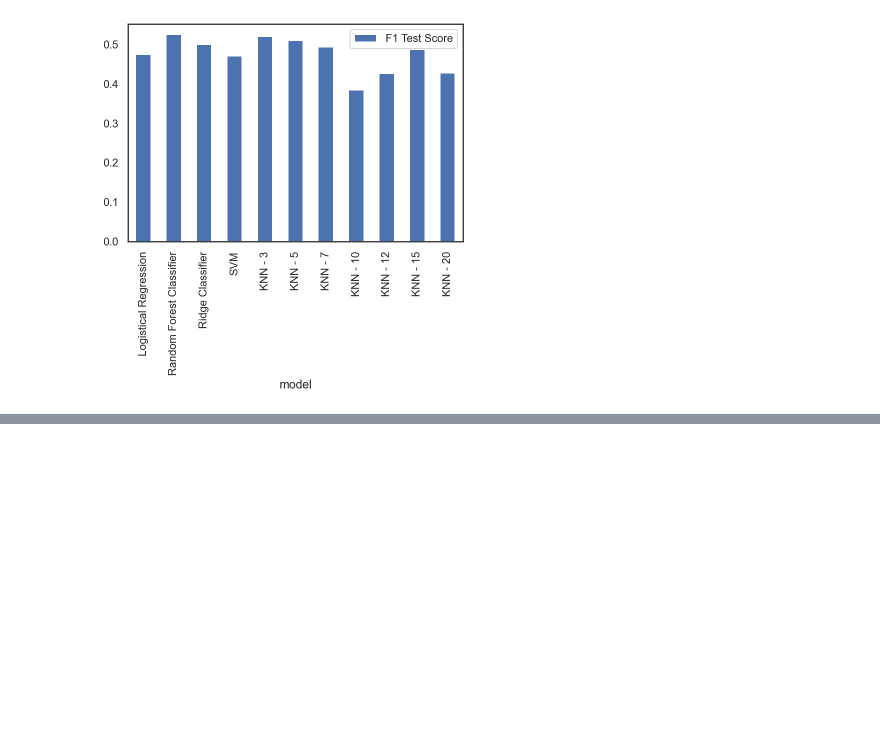
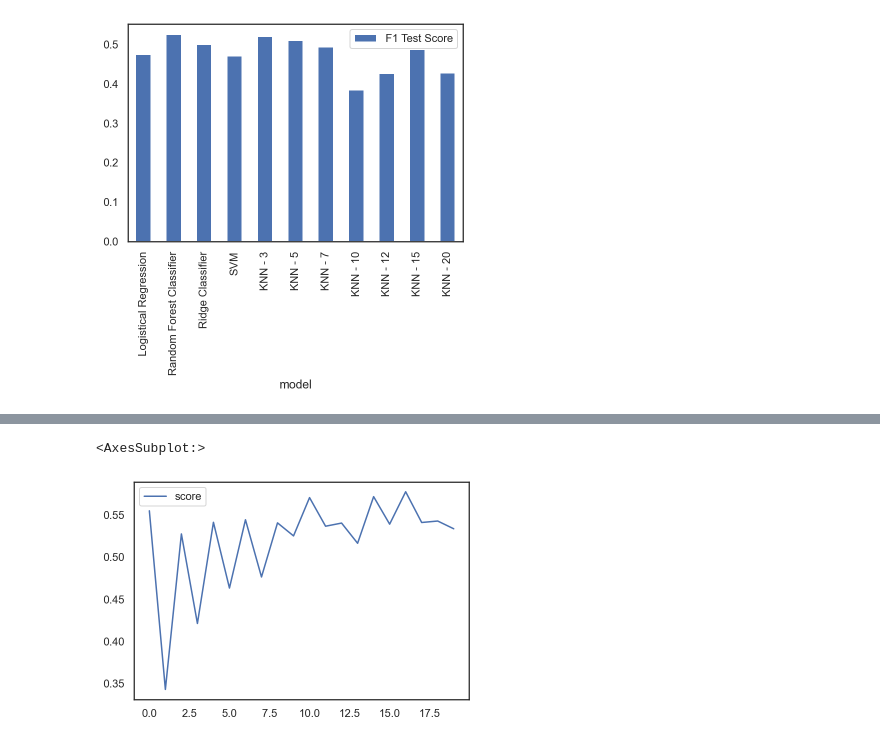
Before and after one commit to vmmadathil/spotify-acrostic, a Jupyter notebook: notebooks/03-VM-Binary_Prep.ipynb, the cells around one changed output, grey strips where cells are left out. Drawn from its saved outputs; the diff is of its cells as text; code cells hidden in the pictures; blank space fills up the shorter version.

Commit message:
found best classifier

```diff
--- a/notebooks/03-VM-Binary_Prep.ipynb
+++ b/notebooks/03-VM-Binary_Prep.ipynb
@@ -60,7 +60,7 @@ array([[<AxesSubplot:title={'center':'target'}>]], dtype=object)
 
 import numpy as np
 
-def train_validate_test_split(df, train_percent=.6, validate_percent=.2, seed=101):
+df train_validate_test_split(df, train_percent=.6, validate_percent=.2, seed=101):
     np.random.seed(seed)
     perm = np.random.permutation(df.index)
     m = len(df.index)
@@ -355,3 +355,10 @@ model_results.plot(kind = 'bar')
 # %% [output]
 <AxesSubplot:xlabel='model'>
 [figure]
+# %%
+## Using the random forest classifier for our purposes
+
+rf_classifier = RandomForestClassifier(n_estimators = 10, criterion = 'entropy', random_state = 42)
+
+rf_classifier.fit(X_train_scaled, y_train_scaled)
+#rf_classifier
@@ -357,0 +429,22 @@ model_results.plot(kind = 'bar')
+# %%
+#optimizing hyperparameters for the random forest model
+ns = []
+f1 = []
+
+#figuring out n-estimators
+
+for n in range(1, 21):
+    print(n)
+    rf_class = RandomForestClassifier(n_estimators=n, criterion = 'entropy', random_state = 42)
+    rf_class.fit(X_train_scaled, y_train_scaled)
+
+    y_pred = rf_class.predict(X_test_scaled)
+    score = f1_score(y_test_scaled, y_pred)
+
+    ns.append(n)
+    f1.append(score)
+
+lists = list(zip(ns,f1))
+
+estimators = pd.DataFrame(lists, columns = ['n', 'score'])
+estimators.head()
@@ -357,0 +478,7 @@ model_results.plot(kind = 'bar')
+# %%
+estimators[['score']].plot(kind='line')
+
+#10 estimators seems the best
+# %% [output]
+<AxesSubplot:>
+[figure, added]
```
Also changed, not shown: parts of 14 cells of this notebook.
